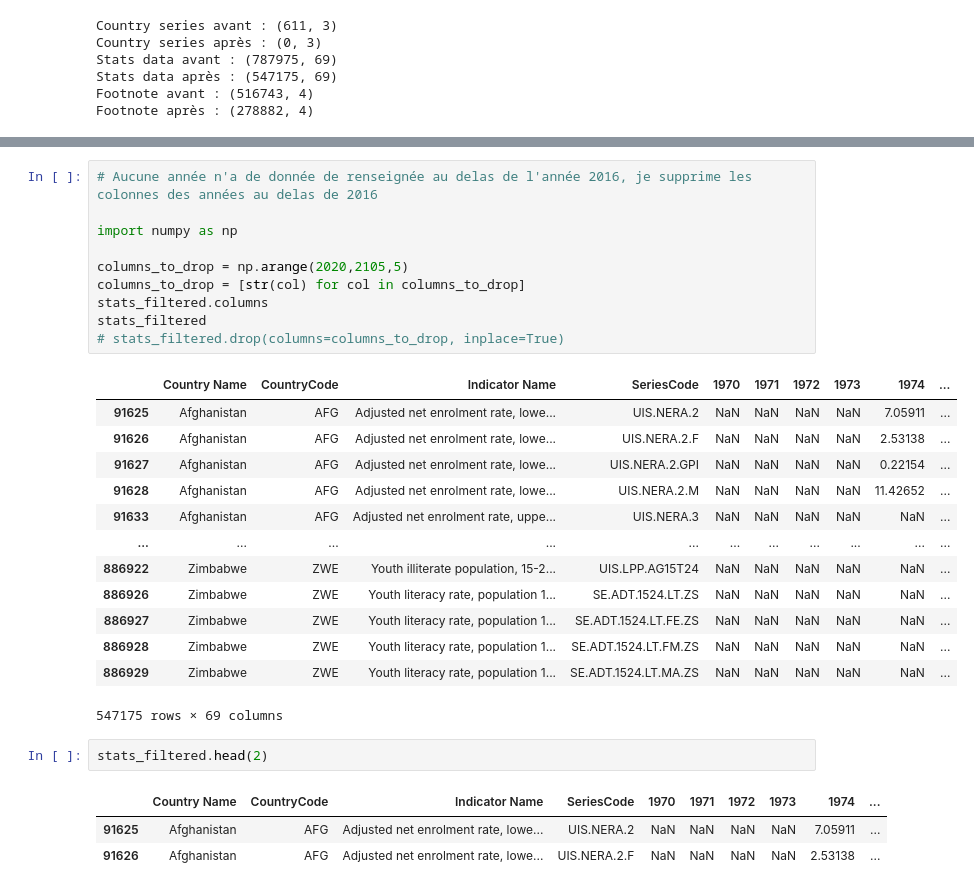
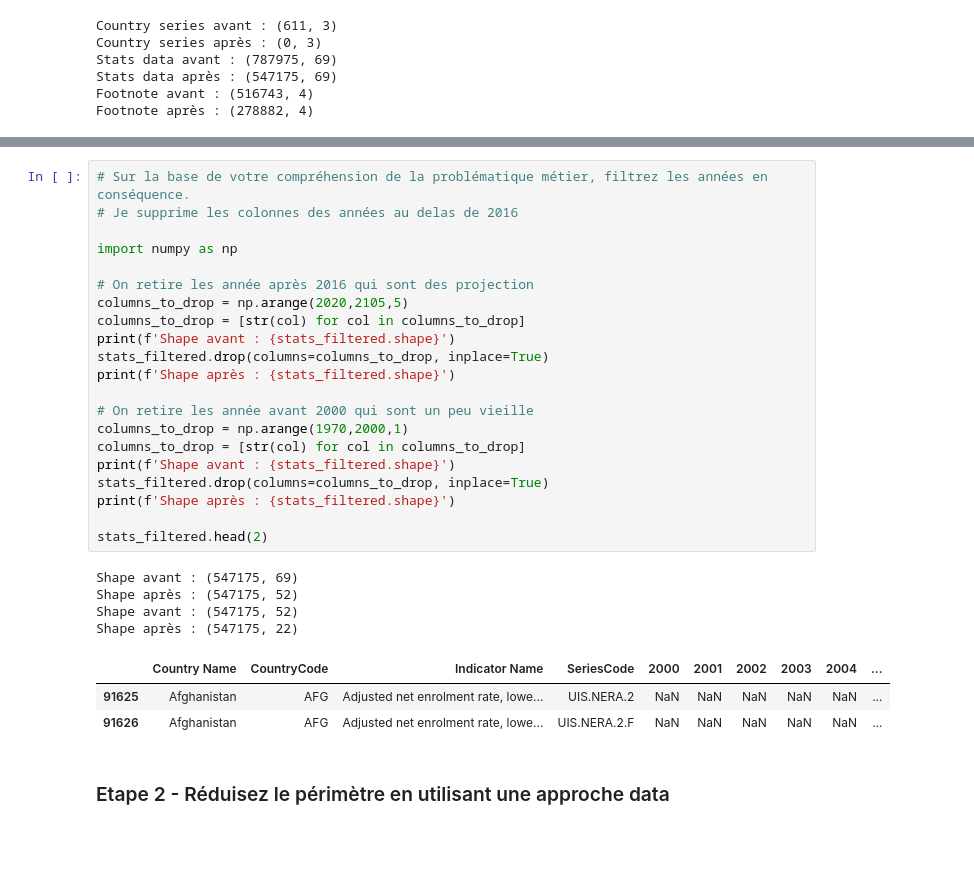
Before and after one commit to AunCly/p2_analyze_educational_data, a Jupyter notebook: p2.ipynb, the cells around one changed output, grey strips where cells are left out. Saved outputs shown, nothing was run; the diff lists cells and outputs as text; blank space fills up the shorter version.

```diff
--- a/p2.ipynb
+++ b/p2.ipynb
@@ -416,30 +430,31 @@ Sur la base de votre compréhension de la problématique métier, filtrez les an
 # %%
-# Aucune année n'a de donnée de renseignée au delas de l'année 2016, je supprime les colonnes des années au delas de 2016
+# Sur la base de votre compréhension de la problématique métier, filtrez les années en conséquence.
+# Je supprime les colonnes des années au delas de 2016
 
 import numpy as np
 
+# On retire les année après 2016 qui sont des projection
 columns_to_drop = np.arange(2020,2105,5)
 columns_to_drop = [str(col) for col in columns_to_drop]
-stats_filtered.columns
-stats_filtered
-# stats_filtered.drop(columns=columns_to_drop, inplace=True)
+print(f'Shape avant : {stats_filtered.shape}')
+stats_filtered.drop(columns=columns_to_drop, inplace=True)
+print(f'Shape après : {stats_filtered.shape}')
+
+# On retire les année avant 2000 qui sont un peu vieille
+columns_to_drop = np.arange(1970,2000,1)
+columns_to_drop = [str(col) for col in columns_to_drop]
+print(f'Shape avant : {stats_filtered.shape}')
+stats_filtered.drop(columns=columns_to_drop, inplace=True)
+print(f'Shape après : {stats_filtered.shape}')
+
+stats_filtered.head(2)
 # %% [output]
+Shape avant : (547175, 69)
+Shape après : (547175, 52)
+Shape avant : (547175, 52)
+Shape après : (547175, 22)
-|  | Country Name | CountryCode | Indicator Name | SeriesCode | 1970 | 1971 | 1972 | 1973 | 1974 | ... |
-| 91625 | Afghanistan | AFG | Adjusted net enrolment rate, lowe... | UIS.NERA.2 | NaN | NaN | NaN | NaN | 7.05911 | ... |
-| 91626 | Afghanistan | AFG | Adjusted net enrolment rate, lowe... | UIS.NERA.2.F | NaN | NaN | NaN | NaN | 2.53138 | ... |
-| 91627 | Afghanistan | AFG | Adjusted net enrolment rate, lowe... | UIS.NERA.2.GPI | NaN | NaN | NaN | NaN | 0.22154 | ... |
-| 91628 | Afghanistan | AFG | Adjusted net enrolment rate, lowe... | UIS.NERA.2.M | NaN | NaN | NaN | NaN | 11.42652 | ... |
-| 91633 | Afghanistan | AFG | Adjusted net enrolment rate, uppe... | UIS.NERA.3 | NaN | NaN | NaN | NaN | NaN | ... |
-| ... | ... | ... | ... | ... | ... | ... | ... | ... | ... | ... |
-| 886922 | Zimbabwe | ZWE | Youth illiterate population, 15-2... | UIS.LPP.AG15T24 | NaN | NaN | NaN | NaN | NaN | ... |
-| 886926 | Zimbabwe | ZWE | Youth literacy rate, population 1... | SE.ADT.1524.LT.ZS | NaN | NaN | NaN | NaN | NaN | ... |
-| 886927 | Zimbabwe | ZWE | Youth literacy rate, population 1... | SE.ADT.1524.LT.FE.ZS | NaN | NaN | NaN | NaN | NaN | ... |
-| 886928 | Zimbabwe | ZWE | Youth literacy rate, population 1... | SE.ADT.1524.LT.FM.ZS | NaN | NaN | NaN | NaN | NaN | ... |
-| 886929 | Zimbabwe | ZWE | Youth literacy rate, population 1... | SE.ADT.1524.LT.MA.ZS | NaN | NaN | NaN | NaN | NaN | ... |
+|  | Country Name | CountryCode | Indicator Name | SeriesCode | 2000 | 2001 | 2002 | 2003 | 2004 | ... |
+| 91625 | Afghanistan | AFG | Adjusted net enrolment rate, lowe... | UIS.NERA.2 | NaN | NaN | NaN | NaN | NaN | ... |
+| 91626 | Afghanistan | AFG | Adjusted net enrolment rate, lowe... | UIS.NERA.2.F | NaN | NaN | NaN | NaN | NaN | ... |
-547175 rows × 69 columns
-# %%
-stats_filtered.head(2)
-# %% [output]
-|  | Country Name | CountryCode | Indicator Name | SeriesCode | 1970 | 1971 | 1972 | 1973 | 1974 | ... |
-| 91625 | Afghanistan | AFG | Adjusted net enrolment rate, lowe... | UIS.NERA.2 | NaN | NaN | NaN | NaN | 7.05911 | ... |
-| 91626 | Afghanistan | AFG | Adjusted net enrolment rate, lowe... | UIS.NERA.2.F | NaN | NaN | NaN | NaN | 2.53138 | ... |
+# %% [markdown]
+### Etape 2 - Réduisez le périmètre en utilisant une approche data
```
Also changed, not shown: parts of 7 cells of this notebook.
